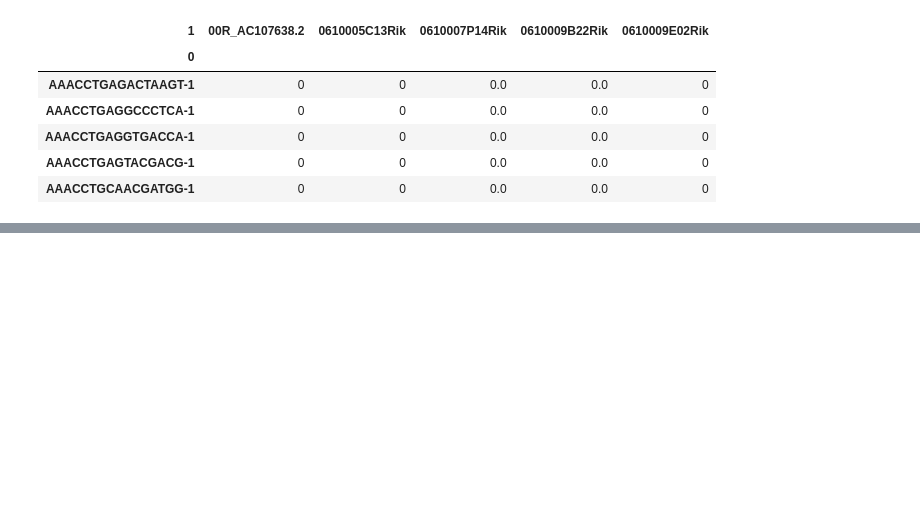
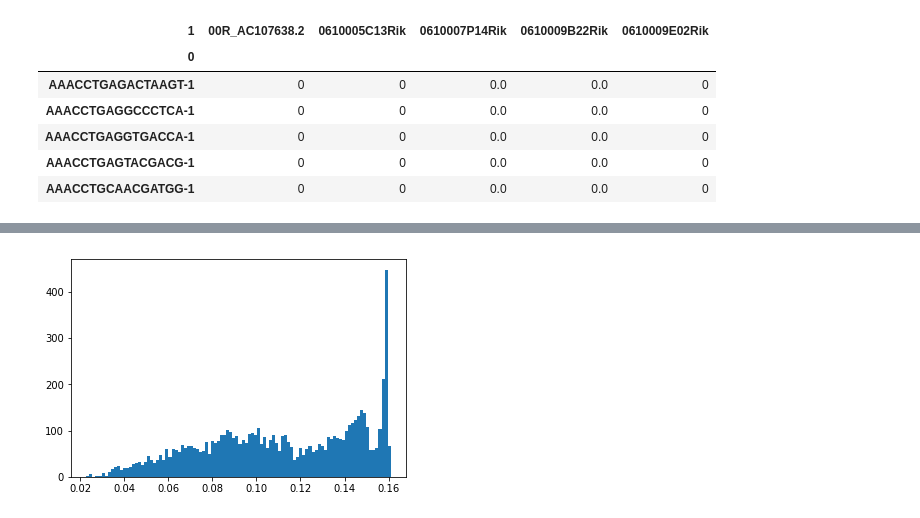
Before and after one commit to mxposed/sickle, a Jupyter notebook: 05-catboost-mca/main.ipynb, the cells around one changed output, grey strips where cells are left out. Saved outputs shown, nothing was run; the diff lists cells and outputs as text; code cells hidden in the pictures; blank space fills up the shorter version.

```diff
--- a/05-catboost-mca/main.ipynb
+++ b/05-catboost-mca/main.ipynb
@@ -188,0 +254,4 @@ sc1input.iloc[:5,:5]
+# %%
+plt.hist(np.std(predictions, axis=1), bins=100); None
+# %% [output]
+[figure, added]
```
Also changed, not shown: parts of 15 cells of this notebook.
